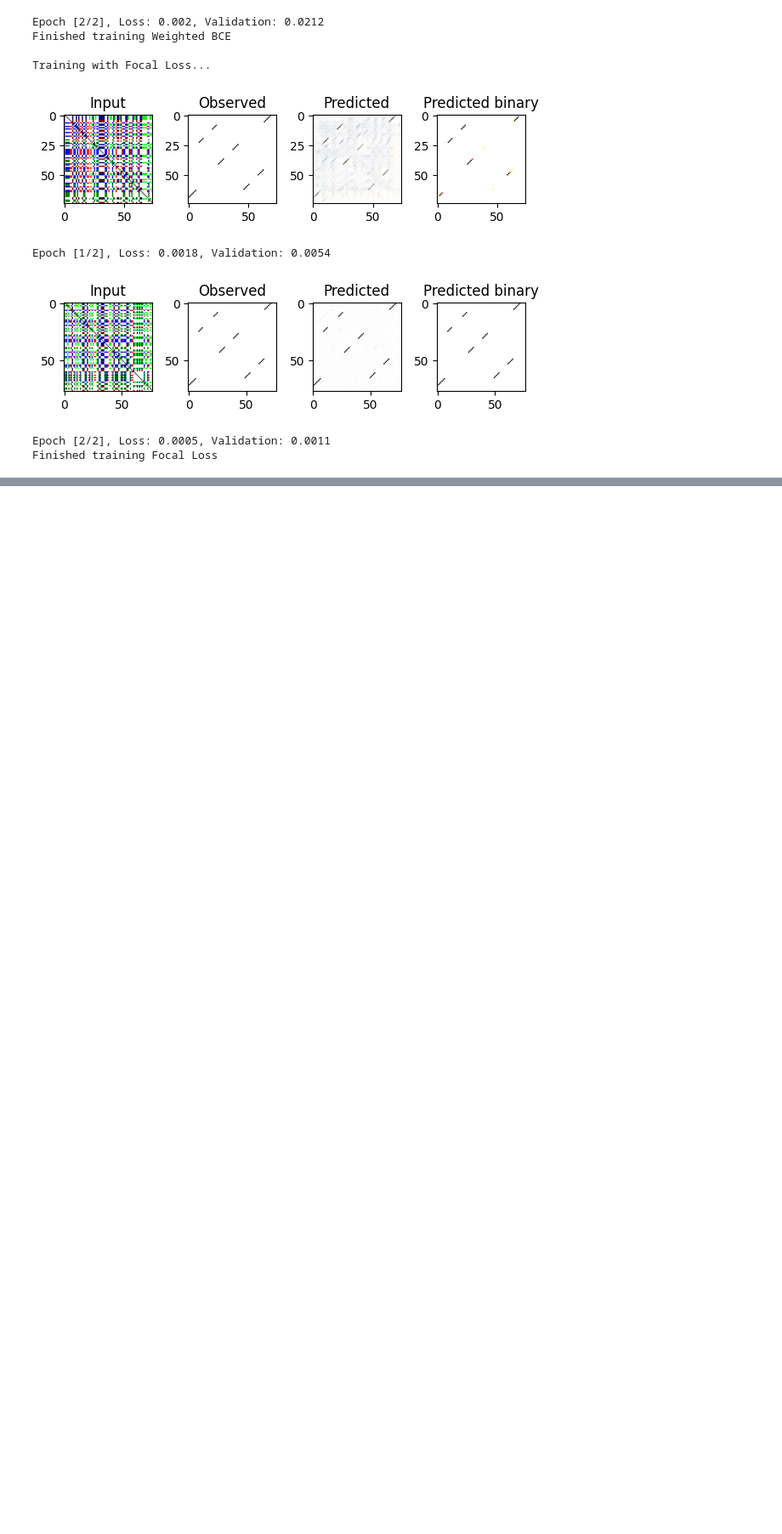
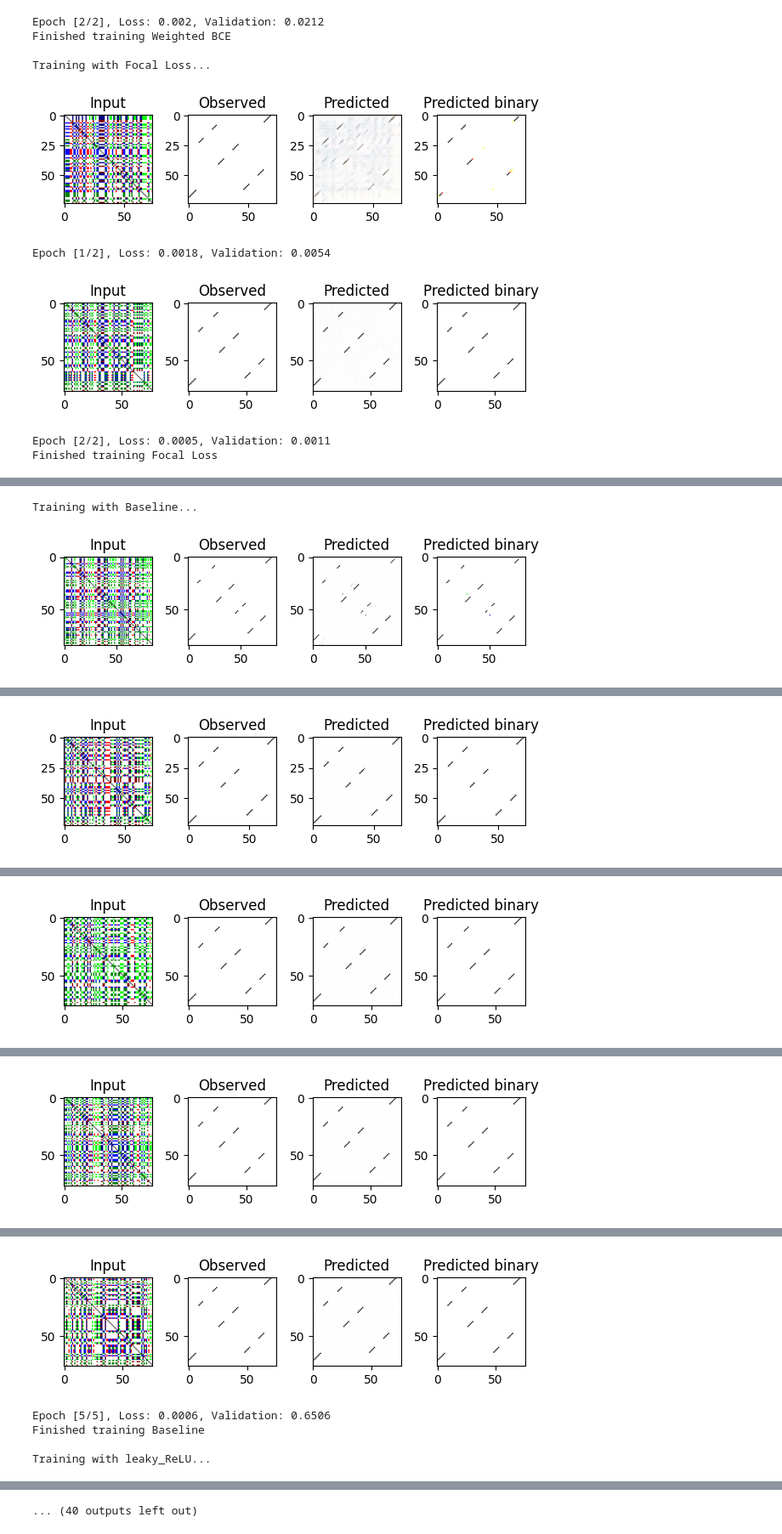
Before and after one commit to MEskerod/project_deeplearning_2023, a Jupyter notebook: deeplearning_project.ipynb, the cells around one changed output, grey strips where cells are left out. Shown at 85% size. Cells and saved outputs as stored; diff of their text form; code cells hidden in the pictures; blank space fills up the shorter version.

```diff
--- a/deeplearning_project.ipynb
+++ b/deeplearning_project.ipynb
@@ -420,7 +425,7 @@ class MaxPooling(nn.Module):
 #Unet with pooling
 
 class RNA_Unet(nn.Module):
-    def __init__(self, channels=64, in_channels=4, output_channels=4, activation = F.leaky_relu, pooling = nn.Conv2d):
+    def __init__(self, channels=64, in_channels=4, output_channels=4, activation = F.relu, pooling = nn.Conv2d):
         """
         args:
         num_channels: length of the one-hot encoding vector
@@ -796,14 +770,7 @@ Training with tversky_loss
 # %% [markdown]
 ## Test different loss functions
 # %%
-from matplotlib.patches import Patch
-from matplotlib.lines import Line2D
-from matplotlib.legend_handler import HandlerTuple
-import matplotlib as mpl
-
-
-
-def plot_loss_curves(training_scores, validation_scores):
+def plot_f1_curves(training_scores, validation_scores):
     colors = mpl.colormaps["tab10"].colors
     fig, ax = plt.subplots(constrained_layout=True, figsize = (10, 6))
 
@@ -825,7 +792,7 @@ def plot_loss_curves(training_scores, validation_scores):
       handles.append(Line2D([0], [0], color = colors[index], linestyle = "--", marker = "x", label = f"Validation {loss_name}"))
 
 
-    ax.set_title("Training and Validation Losses for Different Loss Functions", size=16)
+    ax.set_title("Training and Validation f1 scores for Different Loss Functions", size=16)
     ax.set_xlabel("Epochs", size = 11)
     ax.set_ylabel("f1 score", size = 11)
     ax.legend(handles = handles, loc = 'upper left', bbox_to_anchor = (1.01, 1))
@@ -853,22 +820,21 @@ def test_different_losses(loss_functions):
 
   return training_scores, validation_scores
 # %%
-# Define train_dataset and validation_dataset here
+# Define your train_dataset and validation_dataset here
 train_dataset = ImageToImageDataset(train_input_dir, train_output_dir, input_transform = dataTransformer, output_transform = dataTransformer)
 validation_dataset = ImageToImageDataset(val_input_dir, val_output_dir, input_transform = dataTransformer, output_transform = dataTransformer)
 
 
 #Define loss functions
-loss_functions = {
-    "BCE": binary_cross_entropy,
+loss_functions = {"BCE": F.binary_cross_entropy,
     "MSE": mse_loss,
     "DICE Loss": dice_loss,
     "Asymmetric Loss": asymmetric_loss,
 }
 
-training_losses, validation_losses = test_different_losses(loss_functions)
+training_scores, validation_scores = test_different_losses(loss_functions)
 
-plot_loss_curves(training_losses, validation_losses)
+plot_f1_curves(training_scores, validation_scores)
 # %% [output]
 Training with BCE...
 [figure]
@@ -896,0 +913,15 @@ plot_loss_curves(training_losses, validation_losses)
+# %%
+models = {"Baseline": [RNA_Unet(channels=64, in_channels=4, output_channels=4, activation = F.relu, pooling = nn.Conv2d).cuda(), ImageToImageDataset(train_input_dir, train_output_dir, input_transform = dataTransformer, output_transform = dataTransformer), ImageToImageDataset(val_input_dir, val_output_dir, input_transform = dataTransformer, output_transform = dataTransformer)],
+          "leaky_ReLU": [RNA_Unet(activation = F.leaky_relu).cuda(), ImageToImageDataset(train_input_dir, train_output_dir, input_transform = dataTransformer, output_transform = dataTransformer), ImageToImageDataset(val_input_dir, val_output_dir, input_transform = dataTransformer, output_transform = dataTransformer)],
+          "1 output channel": [RNA_Unet(output_channels=1).cuda(), ImageToImageDataset(train_input_dir, train_output_dir, input_transform = dataTransformer, output_transform = grayscaleTransformer), ImageToImageDataset(val_input_dir, val_output_dir, input_transform = dataTransformer, output_transform = grayscaleTransformer)],
+          "Global average pooling": [RNA_Unet(pooling=AveragePooling).cuda(), ImageToImageDataset(train_input_dir, train_output_dir, input_transform = dataTransformer, output_transform = dataTransformer), ImageToImageDataset(val_input_dir, val_output_dir, input_transform = dataTransformer, output_transform = dataTransformer)],
+          "Max pooling": [RNA_Unet(pooling=MaxPooling).cuda(), ImageToImageDataset(train_input_dir, train_output_dir, input_transform = dataTransformer, output_transform = dataTransformer), ImageToImageDataset(val_input_dir, val_output_dir, input_transform = dataTransformer, output_transform = dataTransformer)]
+}
+
+
+training_losses, validation_losses = test_different_models(models)
+
+plot_loss_curves(training_losses, validation_losses)
+# %% [output]
+Training with Baseline...
+[figure, added]
@@ -896,0 +929 @@ plot_loss_curves(training_losses, validation_losses)
+[figure, added]
@@ -896,0 +931 @@ plot_loss_curves(training_losses, validation_losses)
+[figure, added]
@@ -896,0 +933 @@ plot_loss_curves(training_losses, validation_losses)
+[figure, added]
@@ -896,0 +935,5 @@ plot_loss_curves(training_losses, validation_losses)
+[figure, added]
+Epoch [5/5], Loss: 0.0006, Validation: 0.6506
+Finished training Baseline
+
+Training with leaky_ReLU...
@@ -896,0 +941 @@ plot_loss_curves(training_losses, validation_losses)
+... (40 outputs left out)
```
Also changed, not shown: parts of 14 cells of this notebook.
